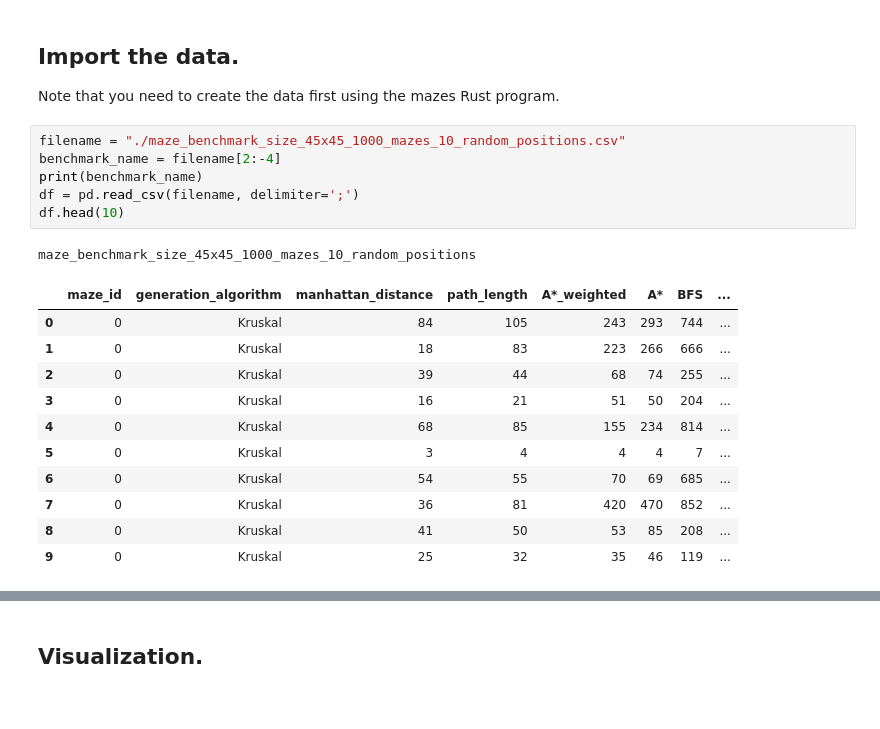
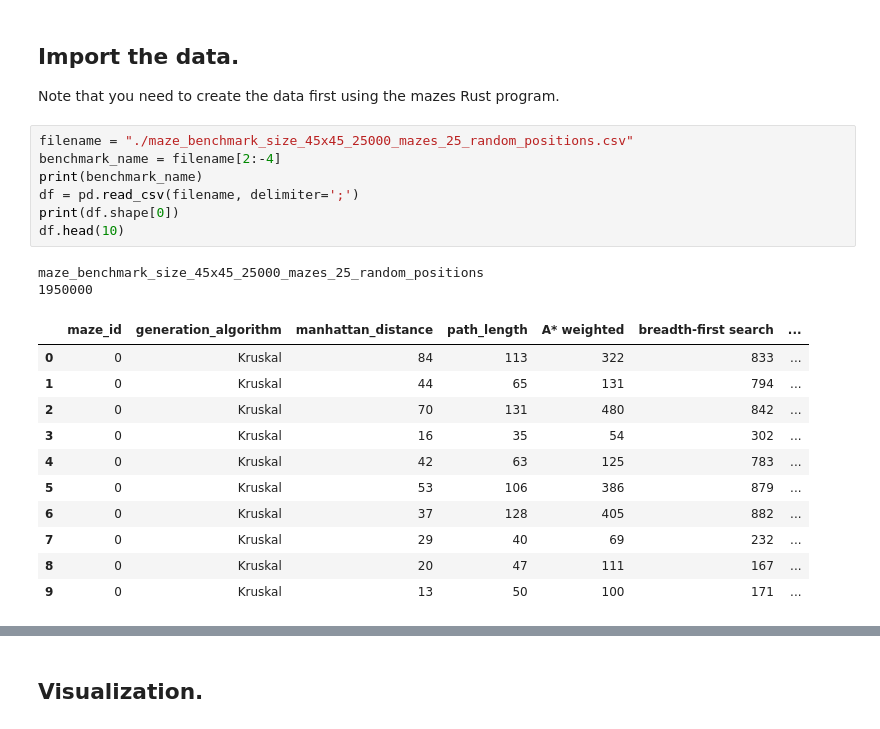
Before and after one commit to startbit96/mazes, a Jupyter notebook: benchmark_analysis/analysis.ipynb, the cells around one changed output, grey strips where cells are left out. Drawn from its saved outputs; the diff is of its cells as text.

```diff
--- a/benchmark_analysis/analysis.ipynb
+++ b/benchmark_analysis/analysis.ipynb
@@ -9,24 +9,26 @@ import seaborn as sns
 ## Import the data.
 Note that you need to create the data first using the mazes Rust program.
 # %%
-filename = "./maze_benchmark_size_45x45_1000_mazes_10_random_positions.csv"
+filename = "./maze_benchmark_size_45x45_25000_mazes_25_random_positions.csv"
 benchmark_name = filename[2:-4]
 print(benchmark_name)
 df = pd.read_csv(filename, delimiter=';')
+print(df.shape[0])
 df.head(10)
 # %% [output]
-maze_benchmark_size_45x45_1000_mazes_10_random_positions
+maze_benchmark_size_45x45_25000_mazes_25_random_positions
+1950000
-|  | maze_id | generation_algorithm | manhattan_distance | path_length | A*_weighted | A* | BFS | ... |
-| 0 | 0 | Kruskal | 84 | 105 | 243 | 293 | 744 | ... |
-| 1 | 0 | Kruskal | 18 | 83 | 223 | 266 | 666 | ... |
-| 2 | 0 | Kruskal | 39 | 44 | 68 | 74 | 255 | ... |
-| 3 | 0 | Kruskal | 16 | 21 | 51 | 50 | 204 | ... |
-| 4 | 0 | Kruskal | 68 | 85 | 155 | 234 | 814 | ... |
-| 5 | 0 | Kruskal | 3 | 4 | 4 | 4 | 7 | ... |
-| 6 | 0 | Kruskal | 54 | 55 | 70 | 69 | 685 | ... |
-| 7 | 0 | Kruskal | 36 | 81 | 420 | 470 | 852 | ... |
-| 8 | 0 | Kruskal | 41 | 50 | 53 | 85 | 208 | ... |
-| 9 | 0 | Kruskal | 25 | 32 | 35 | 46 | 119 | ... |
+|  | maze_id | generation_algorithm | manhattan_distance | path_length | A* weighted | breadth-first search | ... |
+| 0 | 0 | Kruskal | 84 | 113 | 322 | 833 | ... |
+| 1 | 0 | Kruskal | 44 | 65 | 131 | 794 | ... |
+| 2 | 0 | Kruskal | 70 | 131 | 480 | 842 | ... |
+| 3 | 0 | Kruskal | 16 | 35 | 54 | 302 | ... |
+| 4 | 0 | Kruskal | 42 | 63 | 125 | 783 | ... |
+| 5 | 0 | Kruskal | 53 | 106 | 386 | 879 | ... |
+| 6 | 0 | Kruskal | 37 | 128 | 405 | 882 | ... |
+| 7 | 0 | Kruskal | 29 | 40 | 69 | 232 | ... |
+| 8 | 0 | Kruskal | 20 | 47 | 111 | 167 | ... |
+| 9 | 0 | Kruskal | 13 | 50 | 100 | 171 | ... |
 # %%
 generation_algorithms = df["generation_algorithm"].unique()
 print("Generation algorithms: ", generation_algorithms)
```
Also changed, not shown: parts of 3 cells of this notebook, 6 other files.
